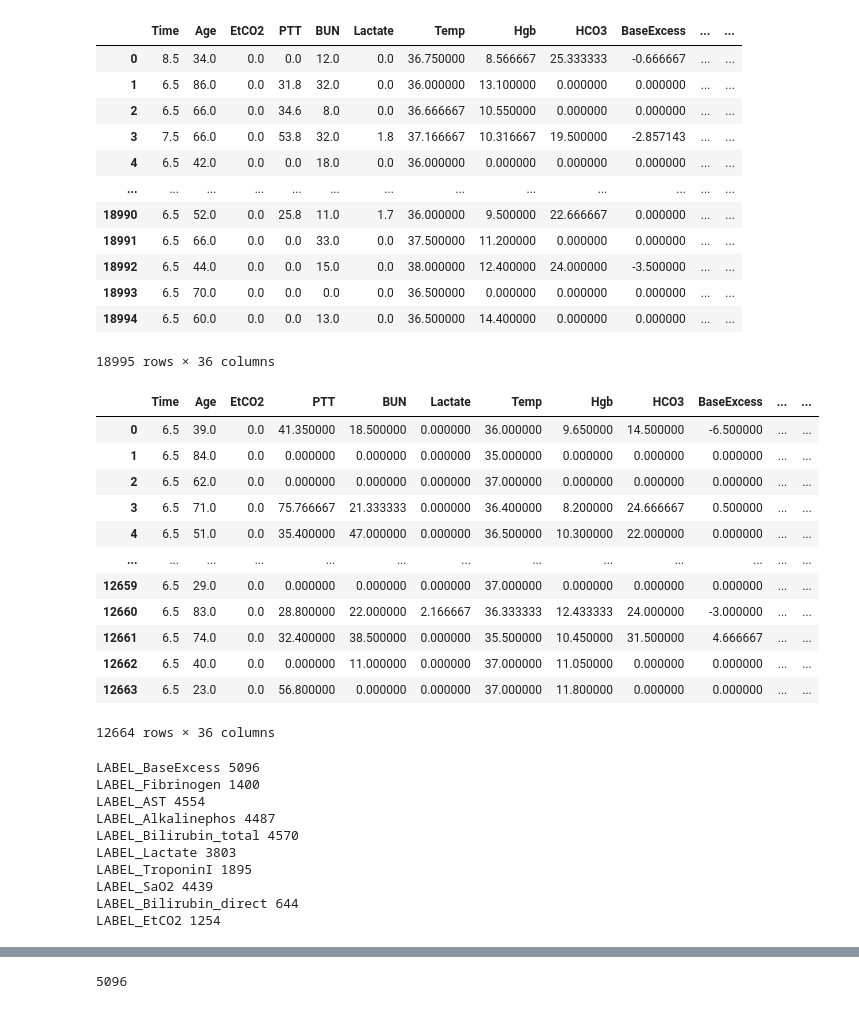
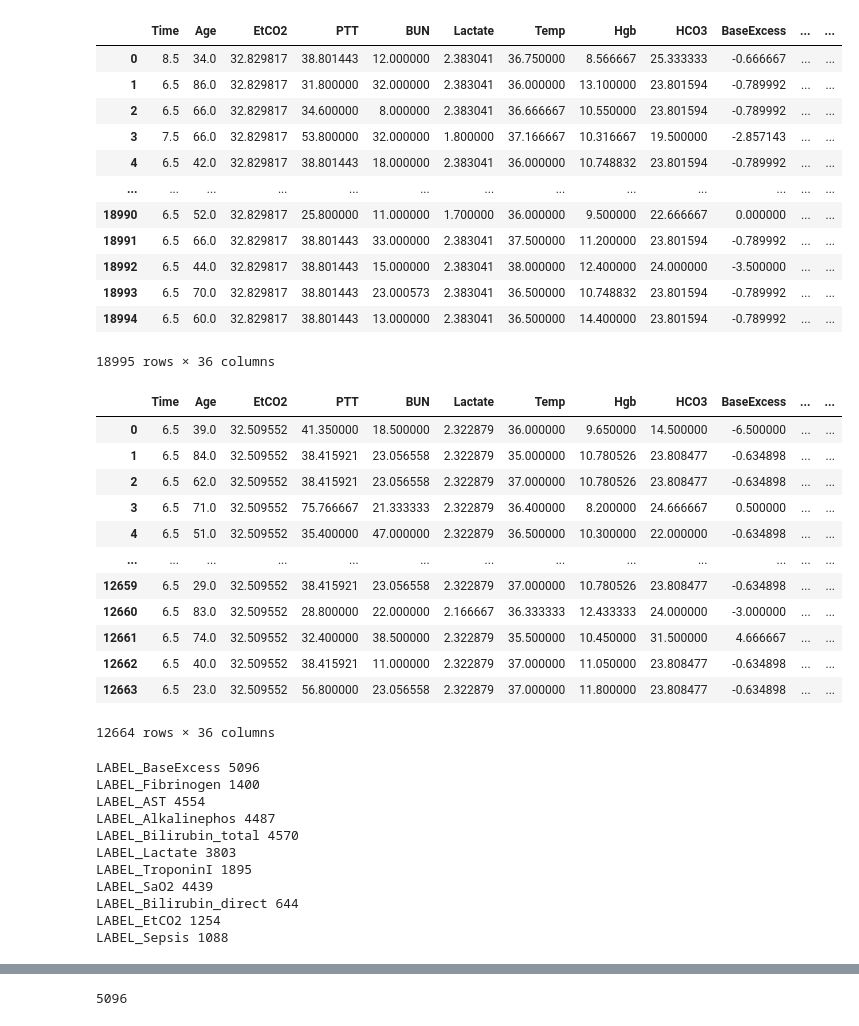
Before and after one commit to jonarivado/IML-Projects, a Jupyter notebook: Project 2/models2.ipynb, the cells around one changed output, grey strips where cells are left out. Cells and saved outputs as stored; diff of their text form; code cells hidden in the pictures.

```diff
--- a/Project 2/models2.ipynb
+++ b/Project 2/models2.ipynb
@@ -4,57 +4,58 @@ import numpy as np
 import matplotlib as plt
 from sklearn.model_selection import train_test_split
 from sklearn.linear_model import LinearRegression
 from sklearn.multioutput import MultiOutputClassifier
 from sklearn.metrics import mean_squared_error
 from sklearn.neighbors import KNeighborsClassifier
 from sklearn.metrics import roc_auc_score
 from imblearn.over_sampling import SMOTE
 
 #load dataset
 train_features_data=pd.read_csv('train_features.csv')
 test_features_data=pd.read_csv('test_features.csv')
 labels_data=pd.read_csv('train_labels.csv')
 #extract features with pandas groupby method
 
 train_data=pd.DataFrame(train_features_data.groupby(['pid']).mean())
 test_data=pd.DataFrame(test_features_data.groupby(['pid']).mean())
-train=train_data.reset_index().drop(columns=['pid']).fillna(0) #assumed that time plays no role on predictions
-test=test_data.reset_index().drop(columns=['pid']).fillna(0)
+train=train_data.reset_index().drop(columns=['pid']).fillna(train_data.mean()) #assumed that time plays no role on predictions
+test=test_data.reset_index().drop(columns=['pid']).fillna(test_data.mean())
 display(train)
 display(test)
 #labels=labels_data.drop(columns=['pid'])
 labels1 = labels_data[['LABEL_BaseExcess', 'LABEL_Fibrinogen', 'LABEL_AST', 'LABEL_Alkalinephos', 'LABEL_Bilirubin_total', 'LABEL_Lactate', 'LABEL_TroponinI', 'LABEL_SaO2', 'LABEL_Bilirubin_direct', 'LABEL_EtCO2']]
 for label in ['LABEL_BaseExcess', 'LABEL_Fibrinogen', 'LABEL_AST', 'LABEL_Alkalinephos', 'LABEL_Bilirubin_total', 'LABEL_Lactate', 'LABEL_TroponinI', 'LABEL_SaO2', 'LABEL_Bilirubin_direct', 'LABEL_EtCO2']:
     print(label, (labels1[label] == 1).sum())
 labels2 = labels_data[['LABEL_Sepsis']]
+print('LABEL_Sepsis', (labels2['LABEL_Sepsis'] == 1).sum())
 labels3 = labels_data[['LABEL_RRate', 'LABEL_ABPm', 'LABEL_SpO2', 'LABEL_Heartrate']]
-display(labels1.iloc[:,0])
+display(labels1['LABEL_BaseExcess'][0:50])
 # %% [output]
 |  | Time | Age | EtCO2 | PTT | BUN | Lactate | Temp | Hgb | HCO3 | BaseExcess | ... | ... |
-| 0 | 8.5 | 34.0 | 0.0 | 0.0 | 12.0 | 0.0 | 36.750000 | 8.566667 | 25.333333 | -0.666667 | ... | ... |
-| 1 | 6.5 | 86.0 | 0.0 | 31.8 | 32.0 | 0.0 | 36.000000 | 13.100000 | 0.000000 | 0.000000 | ... | ... |
-| 2 | 6.5 | 66.0 | 0.0 | 34.6 | 8.0 | 0.0 | 36.666667 | 10.550000 | 0.000000 | 0.000000 | ... | ... |
-| 3 | 7.5 | 66.0 | 0.0 | 53.8 | 32.0 | 1.8 | 37.166667 | 10.316667 | 19.500000 | -2.857143 | ... | ... |
-| 4 | 6.5 | 42.0 | 0.0 | 0.0 | 18.0 | 0.0 | 36.000000 | 0.000000 | 0.000000 | 0.000000 | ... | ... |
+| 0 | 8.5 | 34.0 | 32.829817 | 38.801443 | 12.000000 | 2.383041 | 36.750000 | 8.566667 | 25.333333 | -0.666667 | ... | ... |
+| 1 | 6.5 | 86.0 | 32.829817 | 31.800000 | 32.000000 | 2.383041 | 36.000000 | 13.100000 | 23.801594 | -0.789992 | ... | ... |
+| 2 | 6.5 | 66.0 | 32.829817 | 34.600000 | 8.000000 | 2.383041 | 36.666667 | 10.550000 | 23.801594 | -0.789992 | ... | ... |
+| 3 | 7.5 | 66.0 | 32.829817 | 53.800000 | 32.000000 | 1.800000 | 37.166667 | 10.316667 | 19.500000 | -2.857143 | ... | ... |
+| 4 | 6.5 | 42.0 | 32.829817 | 38.801443 | 18.000000 | 2.383041 | 36.000000 | 10.748832 | 23.801594 | -0.789992 | ... | ... |
 | ... | ... | ... | ... | ... | ... | ... | ... | ... | ... | ... | ... | ... |
-| 18990 | 6.5 | 52.0 | 0.0 | 25.8 | 11.0 | 1.7 | 36.000000 | 9.500000 | 22.666667 | 0.000000 | ... | ... |
-| 18991 | 6.5 | 66.0 | 0.0 | 0.0 | 33.0 | 0.0 | 37.500000 | 11.200000 | 0.000000 | 0.000000 | ... | ... |
-| 18992 | 6.5 | 44.0 | 0.0 | 0.0 | 15.0 | 0.0 | 38.000000 | 12.400000 | 24.000000 | -3.500000 | ... | ... |
-| 18993 | 6.5 | 70.0 | 0.0 | 0.0 | 0.0 | 0.0 | 36.500000 | 0.000000 | 0.000000 | 0.000000 | ... | ... |
-| 18994 | 6.5 | 60.0 | 0.0 | 0.0 | 13.0 | 0.0 | 36.500000 | 14.400000 | 0.000000 | 0.000000 | ... | ... |
+| 18990 | 6.5 | 52.0 | 32.829817 | 25.800000 | 11.000000 | 1.700000 | 36.000000 | 9.500000 | 22.666667 | 0.000000 | ... | ... |
+| 18991 | 6.5 | 66.0 | 32.829817 | 38.801443 | 33.000000 | 2.383041 | 37.500000 | 11.200000 | 23.801594 | -0.789992 | ... | ... |
+| 18992 | 6.5 | 44.0 | 32.829817 | 38.801443 | 15.000000 | 2.383041 | 38.000000 | 12.400000 | 24.000000 | -3.500000 | ... | ... |
+| 18993 | 6.5 | 70.0 | 32.829817 | 38.801443 | 23.000573 | 2.383041 | 36.500000 | 10.748832 | 23.801594 | -0.789992 | ... | ... |
+| 18994 | 6.5 | 60.0 | 32.829817 | 38.801443 | 13.000000 | 2.383041 | 36.500000 | 14.400000 | 23.801594 | -0.789992 | ... | ... |
 18995 rows × 36 columns
 |  | Time | Age | EtCO2 | PTT | BUN | Lactate | Temp | Hgb | HCO3 | BaseExcess | ... | ... |
-| 0 | 6.5 | 39.0 | 0.0 | 41.350000 | 18.500000 | 0.000000 | 36.000000 | 9.650000 | 14.500000 | -6.500000 | ... | ... |
-| 1 | 6.5 | 84.0 | 0.0 | 0.000000 | 0.000000 | 0.000000 | 35.000000 | 0.000000 | 0.000000 | 0.000000 | ... | ... |
-| 2 | 6.5 | 62.0 | 0.0 | 0.000000 | 0.000000 | 0.000000 | 37.000000 | 0.000000 | 0.000000 | 0.000000 | ... | ... |
-| 3 | 6.5 | 71.0 | 0.0 | 75.766667 | 21.333333 | 0.000000 | 36.400000 | 8.200000 | 24.666667 | 0.500000 | ... | ... |
-| 4 | 6.5 | 51.0 | 0.0 | 35.400000 | 47.000000 | 0.000000 | 36.500000 | 10.300000 | 22.000000 | 0.000000 | ... | ... |
+| 0 | 6.5 | 39.0 | 32.509552 | 41.350000 | 18.500000 | 2.322879 | 36.000000 | 9.650000 | 14.500000 | -6.500000 | ... | ... |
+| 1 | 6.5 | 84.0 | 32.509552 | 38.415921 | 23.056558 | 2.322879 | 35.000000 | 10.780526 | 23.808477 | -0.634898 | ... | ... |
+| 2 | 6.5 | 62.0 | 32.509552 | 38.415921 | 23.056558 | 2.322879 | 37.000000 | 10.780526 | 23.808477 | -0.634898 | ... | ... |
+| 3 | 6.5 | 71.0 | 32.509552 | 75.766667 | 21.333333 | 2.322879 | 36.400000 | 8.200000 | 24.666667 | 0.500000 | ... | ... |
+| 4 | 6.5 | 51.0 | 32.509552 | 35.400000 | 47.000000 | 2.322879 | 36.500000 | 10.300000 | 22.000000 | -0.634898 | ... | ... |
 | ... | ... | ... | ... | ... | ... | ... | ... | ... | ... | ... | ... | ... |
-| 12659 | 6.5 | 29.0 | 0.0 | 0.000000 | 0.000000 | 0.000000 | 37.000000 | 0.000000 | 0.000000 | 0.000000 | ... | ... |
-| 12660 | 6.5 | 83.0 | 0.0 | 28.800000 | 22.000000 | 2.166667 | 36.333333 | 12.433333 | 24.000000 | -3.000000 | ... | ... |
-| 12661 | 6.5 | 74.0 | 0.0 | 32.400000 | 38.500000 | 0.000000 | 35.500000 | 10.450000 | 31.500000 | 4.666667 | ... | ... |
-| 12662 | 6.5 | 40.0 | 0.0 | 0.000000 | 11.000000 | 0.000000 | 37.000000 | 11.050000 | 0.000000 | 0.000000 | ... | ... |
-| 12663 | 6.5 | 23.0 | 0.0 | 56.800000 | 0.000000 | 0.000000 | 37.000000 | 11.800000 | 0.000000 | 0.000000 | ... | ... |
+| 12659 | 6.5 | 29.0 | 32.509552 | 38.415921 | 23.056558 | 2.322879 | 37.000000 | 10.780526 | 23.808477 | -0.634898 | ... | ... |
+| 12660 | 6.5 | 83.0 | 32.509552 | 28.800000 | 22.000000 | 2.166667 | 36.333333 | 12.433333 | 24.000000 | -3.000000 | ... | ... |
+| 12661 | 6.5 | 74.0 | 32.509552 | 32.400000 | 38.500000 | 2.322879 | 35.500000 | 10.450000 | 31.500000 | 4.666667 | ... | ... |
+| 12662 | 6.5 | 40.0 | 32.509552 | 38.415921 | 11.000000 | 2.322879 | 37.000000 | 11.050000 | 23.808477 | -0.634898 | ... | ... |
+| 12663 | 6.5 | 23.0 | 32.509552 | 56.800000 | 23.056558 | 2.322879 | 37.000000 | 11.800000 | 23.808477 | -0.634898 | ... | ... |
 12664 rows × 36 columns
 LABEL_BaseExcess 5096
 LABEL_Fibrinogen 1400
@@ -66,3 +67,4 @@ LABEL_TroponinI 1895
 LABEL_SaO2 4439
 LABEL_Bilirubin_direct 644
 LABEL_EtCO2 1254
+LABEL_Sepsis 1088
```
Also changed, not shown: parts of 5 cells of this notebook, 6 other files.
